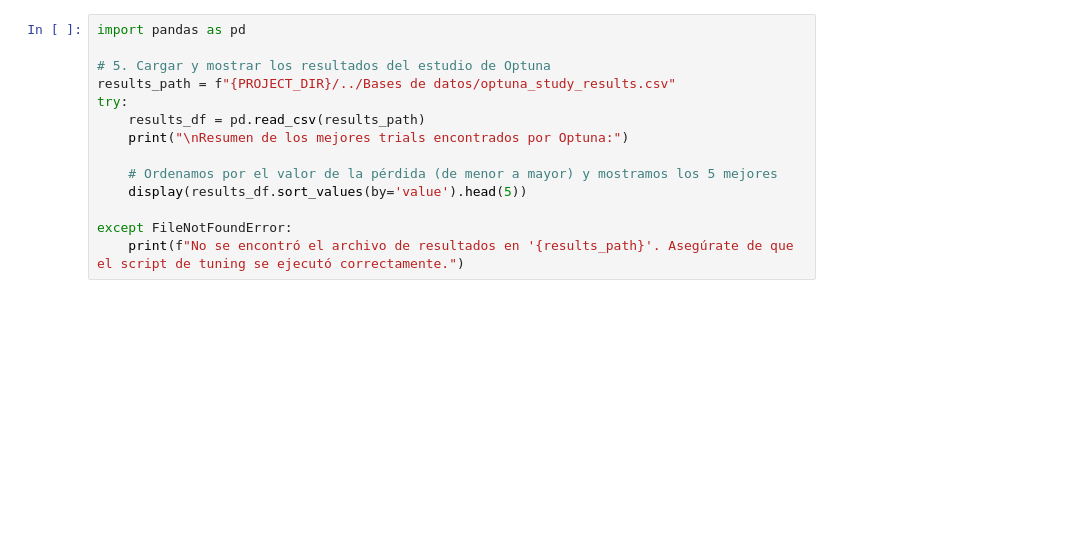
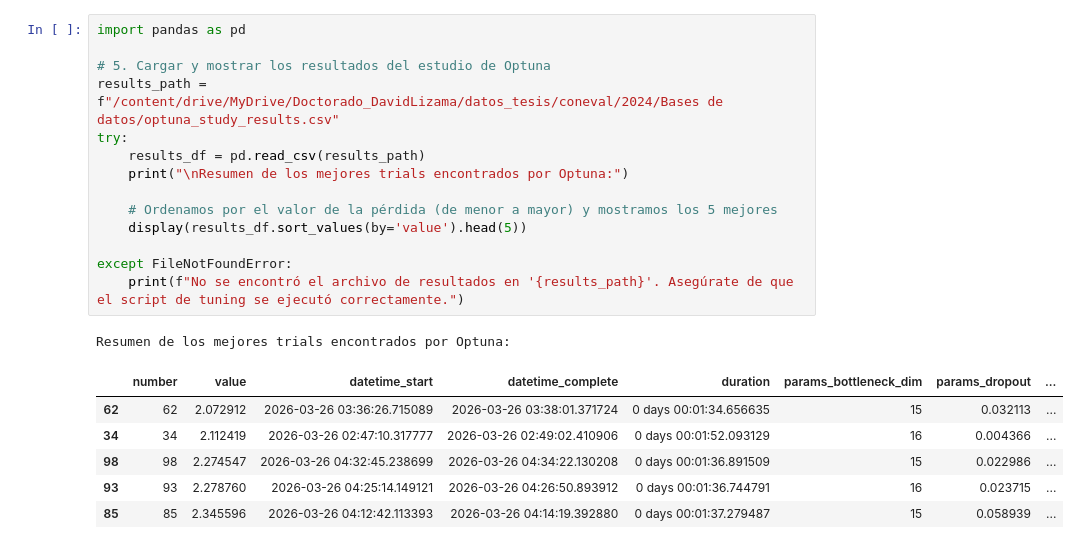
Before and after one commit to LizamaD/Cap3_MedicionPobreza, a Jupyter notebook: notebooks/experimentos.ipynb, the cells around one changed output. Cells and saved outputs as stored; diff of their text form; blank space fills up the shorter version.

Commit message:
Se guarda notebook con los resultados de los experimentos.

```diff
--- a/notebooks/experimentos.ipynb
+++ b/notebooks/experimentos.ipynb
@@ -39,14 +85,22 @@ print("¡Proceso de tuning finalizado!")
 # %%
 import pandas as pd
 
 # 5. Cargar y mostrar los resultados del estudio de Optuna
-results_path = f"{PROJECT_DIR}/../Bases de datos/optuna_study_results.csv"
+results_path = f"/content/drive/MyDrive/Doctorado_DavidLizama/datos_tesis/coneval/2024/Bases de datos/optuna_study_results.csv"
 try:
     results_df = pd.read_csv(results_path)
     print("\nResumen de los mejores trials encontrados por Optuna:")
 
     # Ordenamos por el valor de la pérdida (de menor a mayor) y mostramos los 5 mejores
     display(results_df.sort_values(by='value').head(5))
 
 except FileNotFoundError:
     print(f"No se encontró el archivo de resultados en '{results_path}'. Asegúrate de que el script de tuning se ejecutó correctamente.")
+# %% [output]
+Resumen de los mejores trials encontrados por Optuna:
+|  | number | value | datetime_start | datetime_complete | duration | params_bottleneck_dim | params_dropout | ... |
+| 62 | 62 | 2.072912 | 2026-03-26 03:36:26.715089 | 2026-03-26 03:38:01.371724 | 0 days 00:01:34.656635 | 15 | 0.032113 | ... |
+| 34 | 34 | 2.112419 | 2026-03-26 02:47:10.317777 | 2026-03-26 02:49:02.410906 | 0 days 00:01:52.093129 | 16 | 0.004366 | ... |
+| 98 | 98 | 2.274547 | 2026-03-26 04:32:45.238699 | 2026-03-26 04:34:22.130208 | 0 days 00:01:36.891509 | 15 | 0.022986 | ... |
+| 93 | 93 | 2.278760 | 2026-03-26 04:25:14.149121 | 2026-03-26 04:26:50.893912 | 0 days 00:01:36.744791 | 16 | 0.023715 | ... |
+| 85 | 85 | 2.345596 | 2026-03-26 04:12:42.113393 | 2026-03-26 04:14:19.392880 | 0 days 00:01:37.279487 | 15 | 0.058939 | ... |
```
Also changed, not shown: parts of 5 cells of this notebook.
